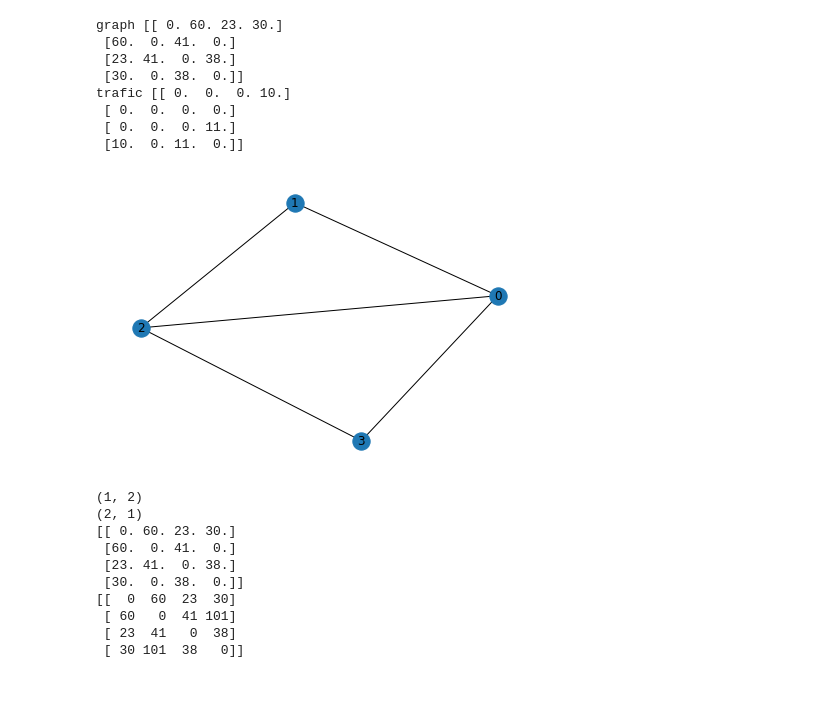
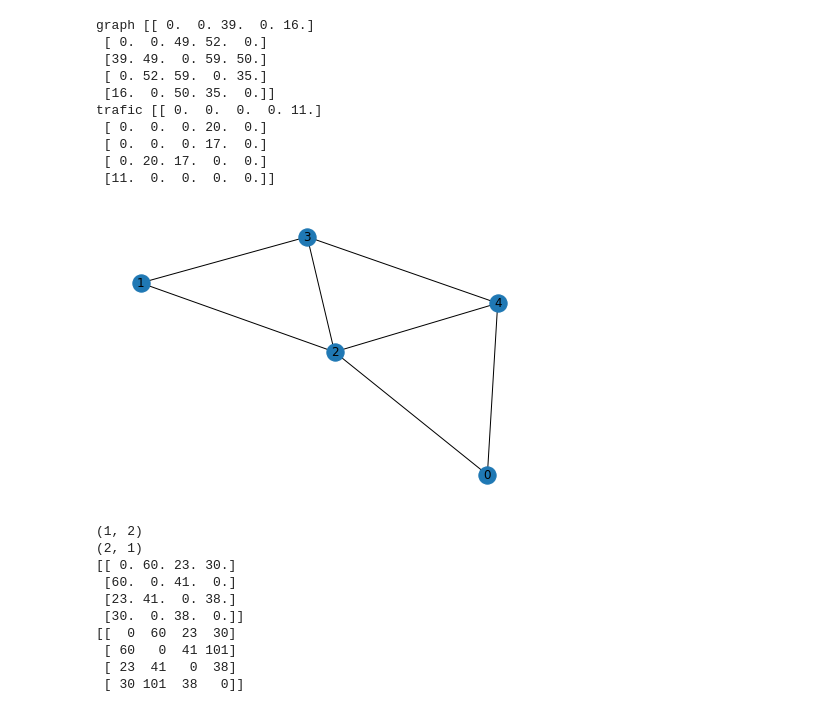
Before and after one commit to Adrien-Nicolas/Algo_avance, a Jupyter notebook: code/generate_graph.ipynb, the cells around one changed output. Drawn from its saved outputs; the diff is of its cells as text; code cells hidden in the pictures.

```diff
--- a/code/generate_graph.ipynb
+++ b/code/generate_graph.ipynb
@@ -13,50 +13,52 @@ def generate_instance(nb_vertex, min_weight, max_weight):
     for j in range(i+1, nb_vertex):
       if random.uniform(0, 1) < 0.5:
         weight = random.randint(min_weight, max_weight)
         graph[i, j] = weight
         graph[j, i] = weight
   for i,line in enumerate(graph):
     index_zeros = np.where(line == 0)[0]
     index_zeros = np.delete(index_zeros, np.where(index_zeros == i))
     for j in range(len(index_zeros) - (nb_vertex - 3)):
       index = random.choice(index_zeros)
       index_zeros = np.delete(index_zeros, np.where(index_zeros == index))
       weight = random.randint(min_weight, max_weight)
       graph[i, index] = weight
       graph[index, i] = weight
   return graph
 
-def generate_trafic(nb_vertex, min_weight, max_weight):
+def generate_trafic(graph, nb_vertex, min_weight, max_weight):
   """
   Generate a random instance of a trafic
   """
-  graph = np.zeros((nb_vertex, nb_vertex))
+  trafic = np.zeros((nb_vertex, nb_vertex))
   for i in range(nb_vertex - 1):
     for j in range(i + 1, nb_vertex):
-      if random.uniform(0, 1) < 0.2:
+      if (random.uniform(0, 1) < 0.2 and graph[i, j] != 0):
         weight = random.randint(min_weight, max_weight)
-        graph[i, j] = weight
-        graph[j, i] = weight
-  return graph
+        trafic[i, j] = weight
+        trafic[j, i] = weight
+  return trafic
 
 
 
-graph = generate_instance(4,10,60)
-trafic = generate_trafic(4,10,20)
+graph = generate_instance(5,10,60)
+trafic = generate_trafic(graph,5,10,20)
 print("graph",graph)
 print("trafic",trafic)
 G = nx.from_numpy_matrix(np.array(graph))
 nx.draw(G, with_labels=True)
 # %% [output]
-graph [[ 0. 60. 23. 30.]
- [60.  0. 41.  0.]
- [23. 41.  0. 38.]
- [30.  0. 38.  0.]]
-trafic [[ 0.  0.  0. 10.]
- [ 0.  0.  0.  0.]
- [ 0.  0.  0. 11.]
- [10.  0. 11.  0.]]
+graph [[ 0.  0. 39.  0. 16.]
+ [ 0.  0. 49. 52.  0.]
+ [39. 49.  0. 59. 50.]
+ [ 0. 52. 59.  0. 35.]
+ [16.  0. 50. 35.  0.]]
+trafic [[ 0.  0.  0.  0. 11.]
+ [ 0.  0.  0. 20.  0.]
+ [ 0.  0.  0. 17.  0.]
+ [ 0. 20. 17.  0.  0.]
+ [11.  0.  0.  0.  0.]]
-[figure, old version]
+[figure, new version]
 # %%
 import heapq
 def find_shortest_paths(graph, start_point):
```
Also changed, not shown: parts of 2 cells of this notebook.
